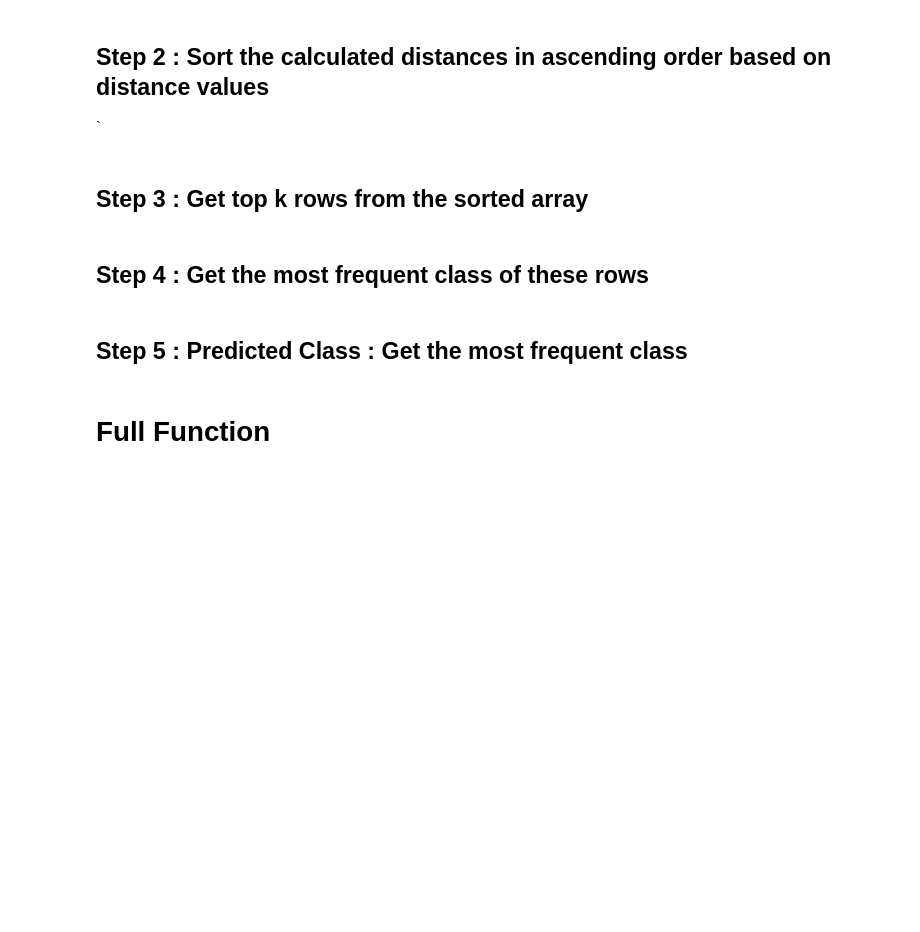
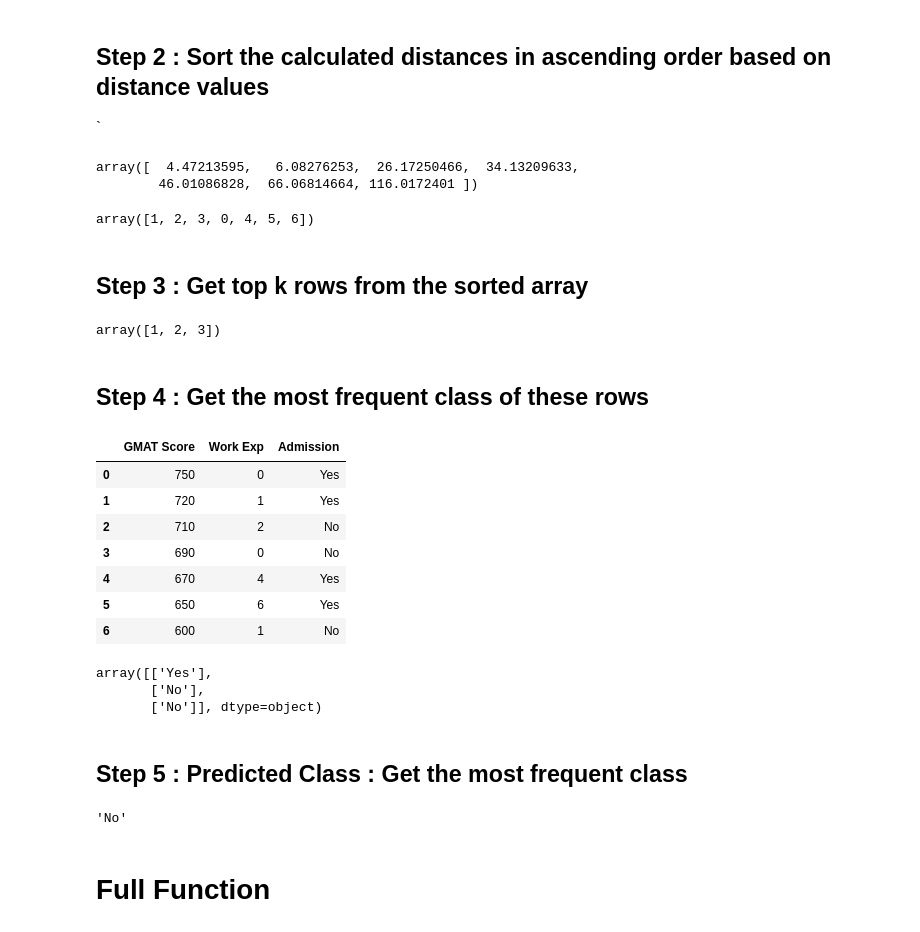
Before and after one commit to satyam3918/KNN, a Jupyter notebook: KNN Codify it.ipynb, the cells around one changed output. Cells and saved outputs as stored; diff of their text form; code cells hidden in the pictures; blank space fills up the shorter version.

```diff
--- a/KNN Codify it.ipynb
+++ b/KNN Codify it.ipynb
@@ -33,11 +90,49 @@ query_data
 # %% [markdown]
 ## Step 2 : Sort the calculated distances in ascending order based on distance values
 `
+# %%
+np.sort(distances)
+# %% [output]
+array([  4.47213595,   6.08276253,  26.17250466,  34.13209633,
+        46.01086828,  66.06814664, 116.0172401 ])
+# %%
+sort_index = np.argsort(distances)
+sort_index
+# %% [output]
+array([1, 2, 3, 0, 4, 5, 6])
 # %% [markdown]
 ## Step 3 : Get top k rows from the sorted array
+# %%
+top_k = sort_index[0:k]
+top_k
+# %% [output]
+array([1, 2, 3])
 # %% [markdown]
 ## Step 4 : Get the most frequent class of these rows
+# %%
+training_data
+# %% [output]
+|  | GMAT Score | Work Exp | Admission |
+| 0 | 750 | 0 | Yes |
+| 1 | 720 | 1 | Yes |
+| 2 | 710 | 2 | No |
+| 3 | 690 | 0 | No |
+| 4 | 670 | 4 | Yes |
+| 5 | 650 | 6 | Yes |
+| 6 | 600 | 1 | No |
+# %%
+nn_classes = target_data[top_k]
+nn_classes
+# %% [output]
+array([['Yes'],
+       ['No'],
+       ['No']], dtype=object)
 # %% [markdown]
 ## Step 5 : Predicted Class : Get the most frequent class
+# %%
+pred = stats.mode(nn_classes)[0][0][0]
+pred
+# %% [output]
+'No'
 # %% [markdown]
 # Full Function
```
Also changed, not shown: parts of 12 cells of this notebook.
